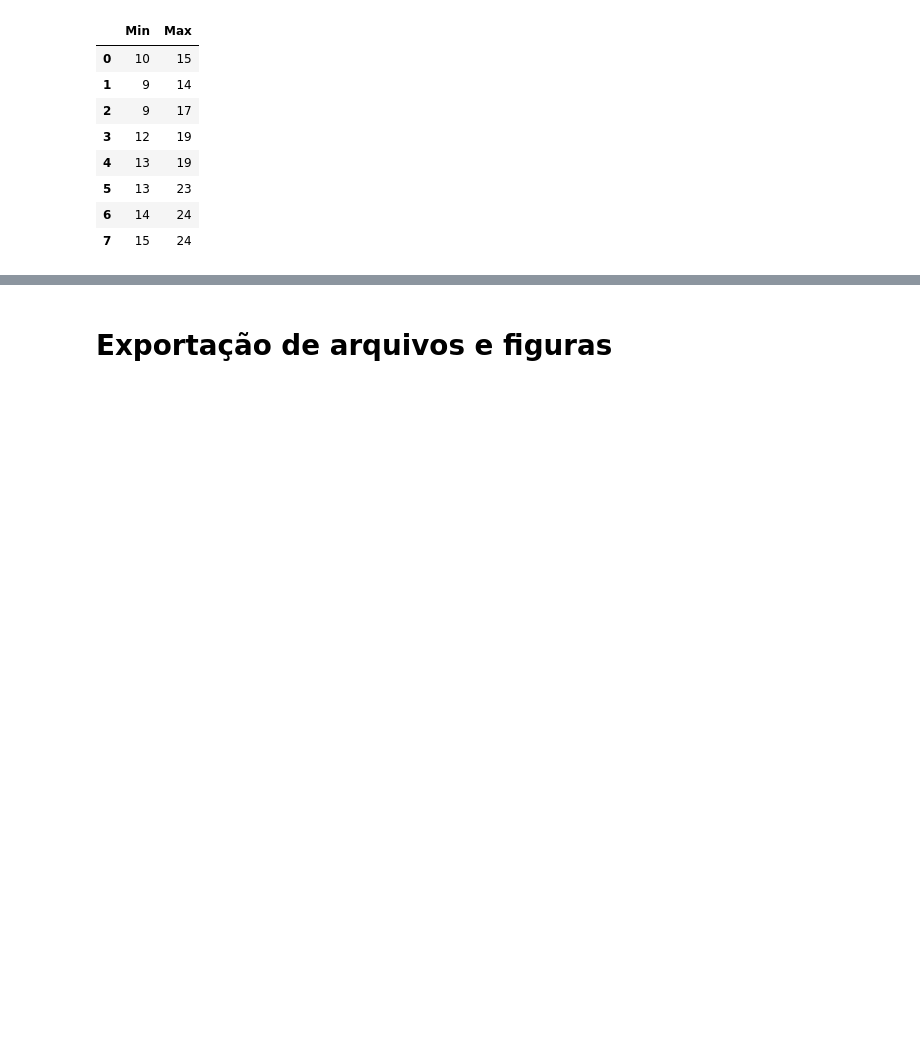
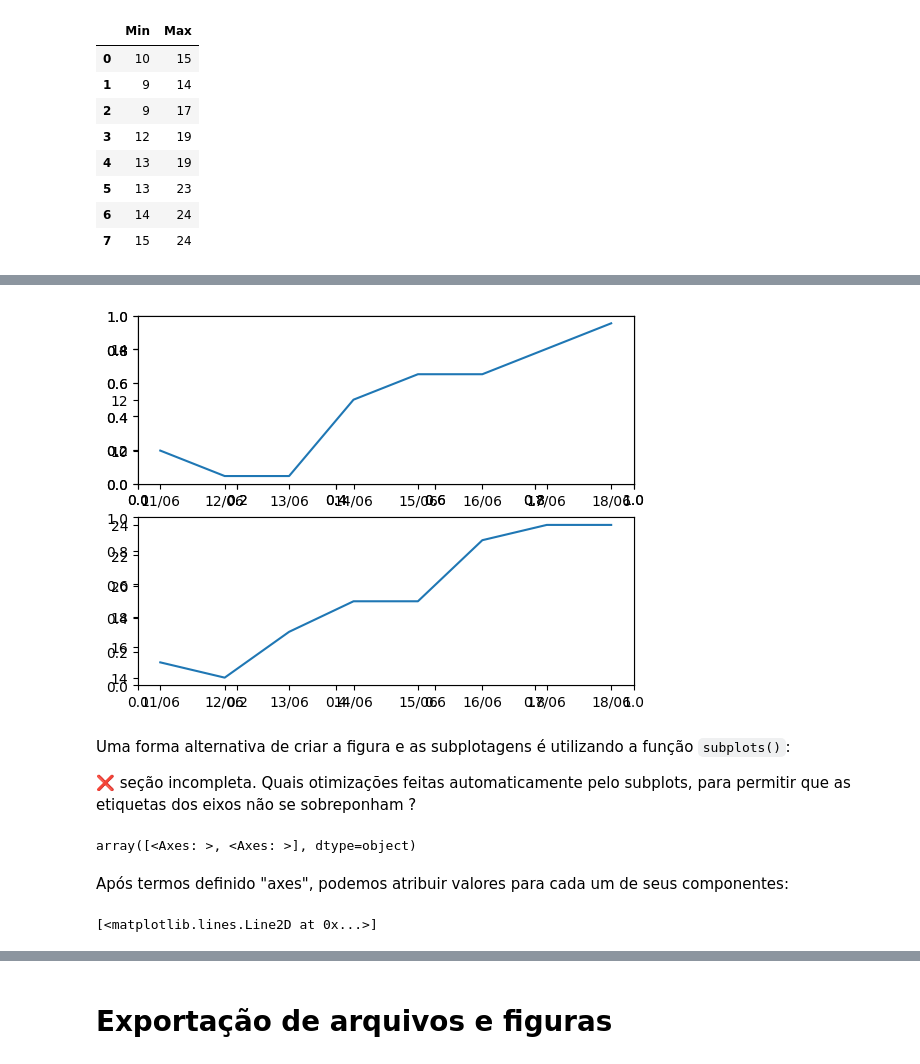
Before and after one commit to SantosRAC/gvenck_python_intro_2025, a Jupyter notebook: Dia_2.ipynb, the cells around one changed output, grey strips where cells are left out. Saved outputs shown, nothing was run; the diff lists cells and outputs as text; code cells hidden in the pictures; blank space fills up the shorter version.

```diff
--- a/Dia_2.ipynb
+++ b/Dia_2.ipynb
@@ -435,0 +426,3 @@ A biblioteca Matplotlib é uma das mais comuns para visualização de dados em P
+# %%
+ax1 = fig.add_subplot(2, 1, 1) # Define número de colunas e linhas, bem como a posição em que determinada subplotagem é incluída
+ax2 = fig.add_subplot(2, 1, 2)
@@ -435,0 +439,8 @@ A biblioteca Matplotlib é uma das mais comuns para visualização de dados em P
+# %%
+fig
+# %% [output]
+[figure, added]
+# %% [markdown]
+Uma forma alternativa de criar a figura e as subplotagens é utilizando a função `subplots()`:
+
+❌ seção incompleta. Quais otimizações feitas automaticamente pelo subplots, para permitir que as etiquetas dos eixos não se sobreponham ?
@@ -435,0 +449,11 @@ A biblioteca Matplotlib é uma das mais comuns para visualização de dados em P
+# %%
+axes
+# %% [output]
+array([<Axes: >, <Axes: >], dtype=object)
+# %% [markdown]
+Após termos definido "axes", podemos atribuir valores para cada um de seus componentes:
+# %%
+axes[0].plot(temperaturas_df["Min"])
+axes[1].plot(temperaturas_df["Max"])
+# %% [output]
+[<matplotlib.lines.Line2D at 0x...>]
```
Also changed, not shown: parts of 48 cells of this notebook.
